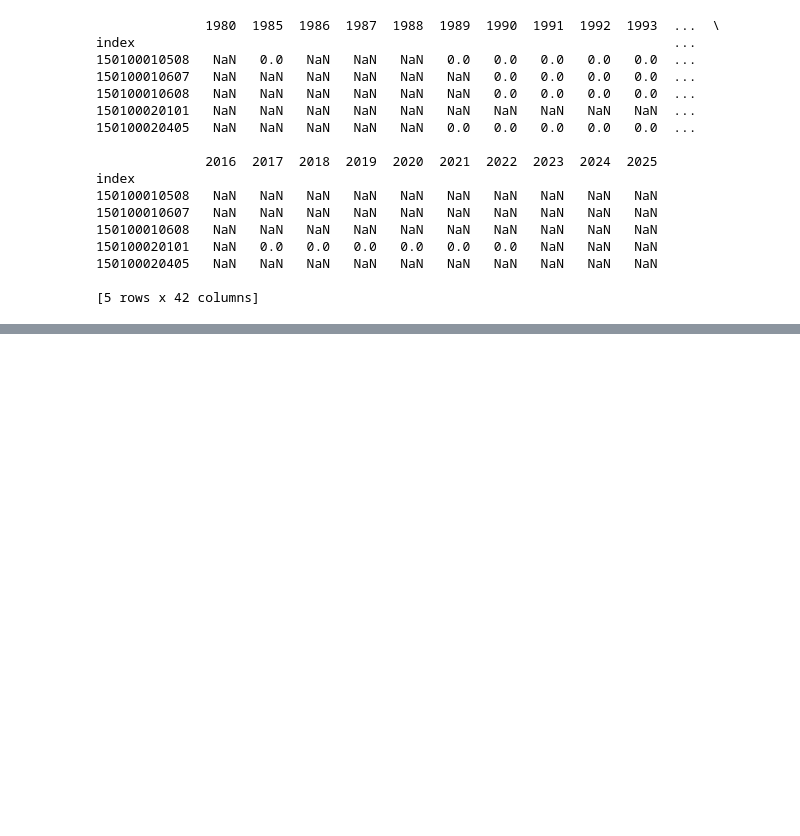
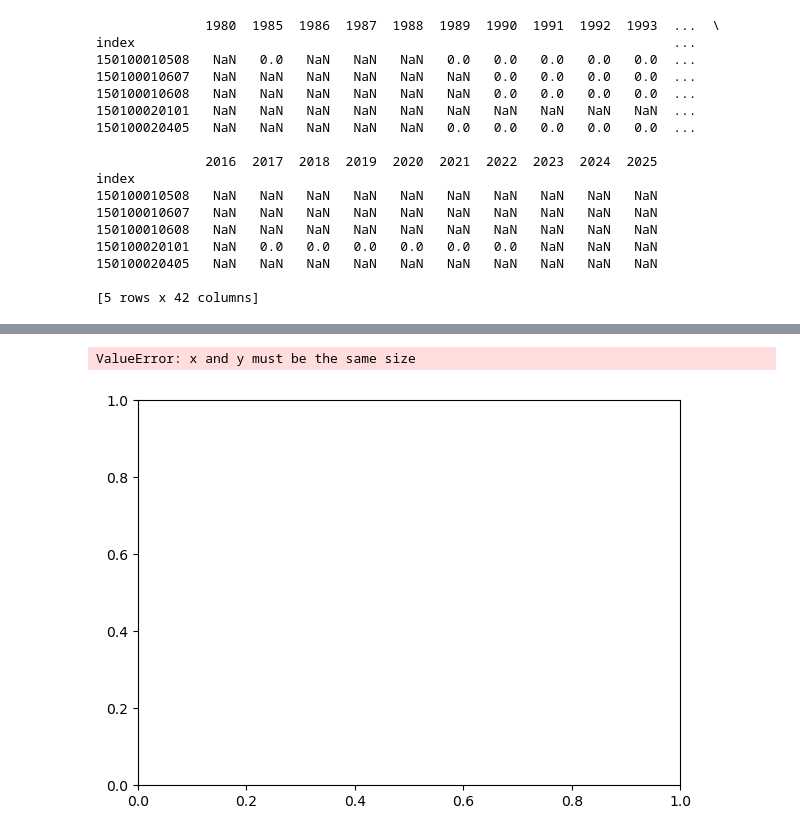
Before and after one commit to dtadych/Shallow_Groundwater_AZ, a Jupyter notebook: Code/FigureCreation/DTWZflow_Stat_analysis.ipynb, the cells around one changed output, grey strips where cells are left out. Saved outputs shown, nothing was run; the diff lists cells and outputs as text; code cells hidden in the pictures; blank space fills up the shorter version.

```diff
--- a/Code/FigureCreation/DTWZflow_Stat_analysis.ipynb
+++ b/Code/FigureCreation/DTWZflow_Stat_analysis.ipynb
@@ -305,0 +278,9 @@ dtype: float64
+# %%
+df1 = dtw_df.transpose()
+df2 = zero_flow_df.transpose()
+column_list = df1.columns.tolist()
+for i in column_list:
+    print("HUC: ", i)
+    r = df1[i].corr(df2[i], method='pearson')
+    print('  rsq = ' + str(round(r * r, 3)))
+    print('  pval = ' + str(round(df1[i].corr(df2[i], method=pearsonr_pval), 4)))
@@ -305,0 +351,32 @@ dtype: float64
+# %%
+fig, ax = plt.subplots(figsize = (7,5))
+for i in (column_list
+                # ,reg_colors
+                # , SW_colors
+                # , colors_list
+                # , label_list
+                ):
+        x = df1[i]
+        y = df2[i]
+        ax.scatter(x,y
+                # , label=k
+                # , color=j
+                )
+        # Trendline: 1=Linear, 2=polynomial
+        z = np.polyfit(x, y, 1)
+        p = np.poly1d(z)
+        plt.plot(x, p(x),'-'
+                # , color=j
+                # ,label=(k+' Trendline')
+                )
+
+
+# ax.set_xlabel(drought_indice)
+# ax.set_ylabel(vert_axis_label)
+# ax.set_title("Comparing "+drought_indice+" with "+test_dataset_name,loc='center',fontsize=14,pad=15)
+# ax.set_ylim(0,400)
+fig.set_dpi(600)
+plt.legend(loc = [1.05, 0.40])
+# %% [output]
+ValueError: x and y must be the same size
+[figure, added]
```
Also changed, not shown: parts of 19 cells of this notebook, 1 other file.
